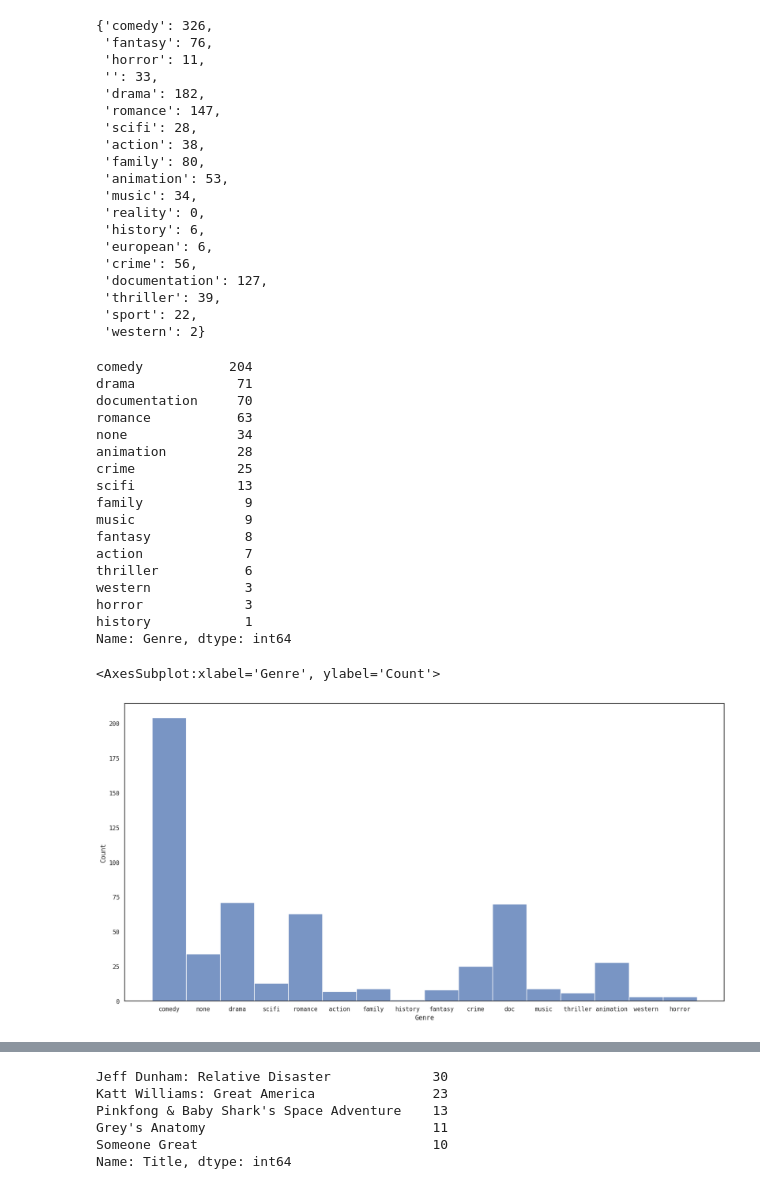
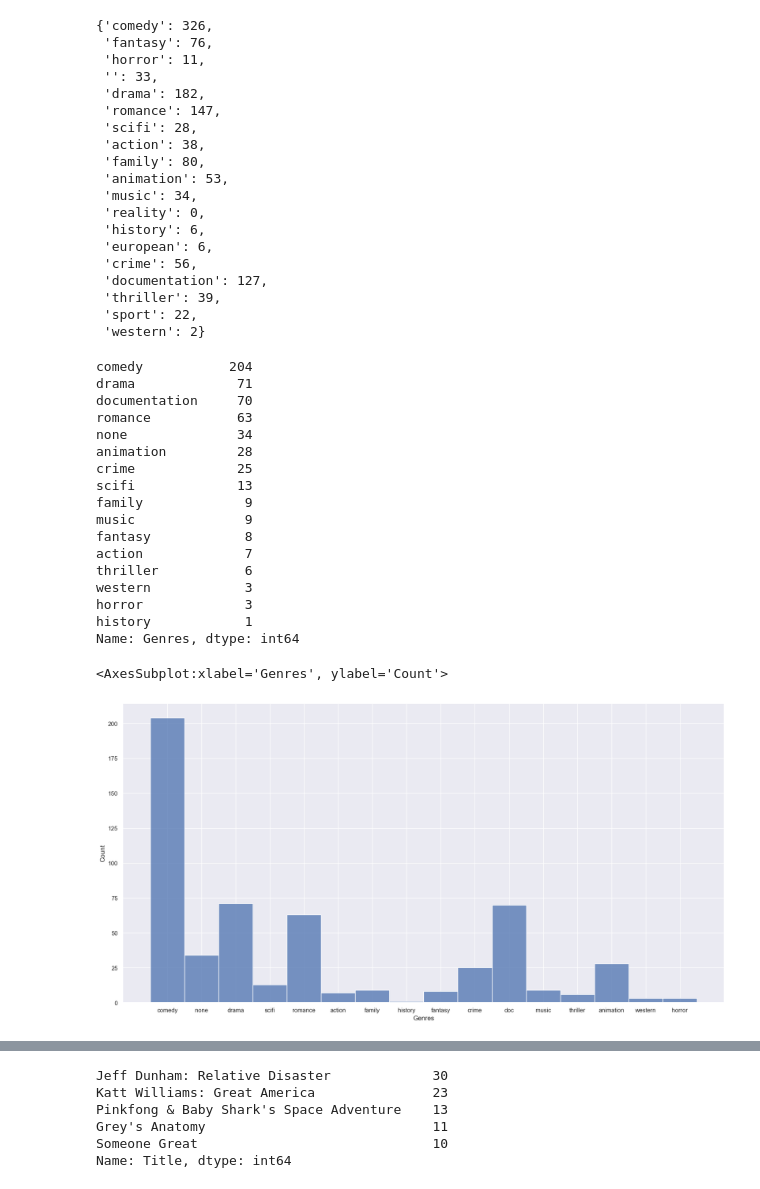
Before and after one commit to istarlet/netflix_viewing_habits, a Jupyter notebook: streaming_data.ipynb, the cells around one changed output, grey strips where cells are left out. Cells and saved outputs as stored; diff of their text form; code cells hidden in the pictures.

```diff
--- a/streaming_data.ipynb
+++ b/streaming_data.ipynb
@@ -209,8 +216,8 @@ def transform_genres(row):
 # Following code from https://www.kaggle.com/code/advaypatil/netflix-movies-and-popularity
 
 # Perform the transformation
-data_combined["Genre"] = data_combined.Genres.map(transform_genres)
-data_combined['Genre'].value_counts()
+data_combined.Genre = data_combined.Genres.map(transform_genres)
+data_combined.Genre.value_counts()
 # %% [output]
 comedy           204
 drama             71
@@ -228,13 +235,4 @@ thriller           6
 western            3
 horror             3
 history            1
-Name: Genre, dtype: int64
+Name: Genres, dtype: int64
-# %%
-# Following code from https://www.kaggle.com/code/advaypatil/netflix-movies-and-popularity
-
-data_combined.Genre.replace(to_replace='documentation', value='doc', inplace=True)
-plt.figure(figsize=(20,10))
-sns.histplot(data_combined.Genre)
-# %% [output]
-<AxesSubplot:xlabel='Genre', ylabel='Count'>
-[figure, removed]
@@ -241,3 +242,11 @@ sns.histplot(data_combined.Genre)
+# %%
+# Create histogram showing Genre by count
+sns.set_style('darkgrid')
+plt.figure(figsize=(20,10))
+sns.histplot(data_combined.Genre)
+# %% [output]
+<AxesSubplot:xlabel='Genres', ylabel='Count'>
+[figure, added]
 # %%
 data_combined.head()
 # %% [output]
```
Also changed, not shown: parts of 12 cells of this notebook.
